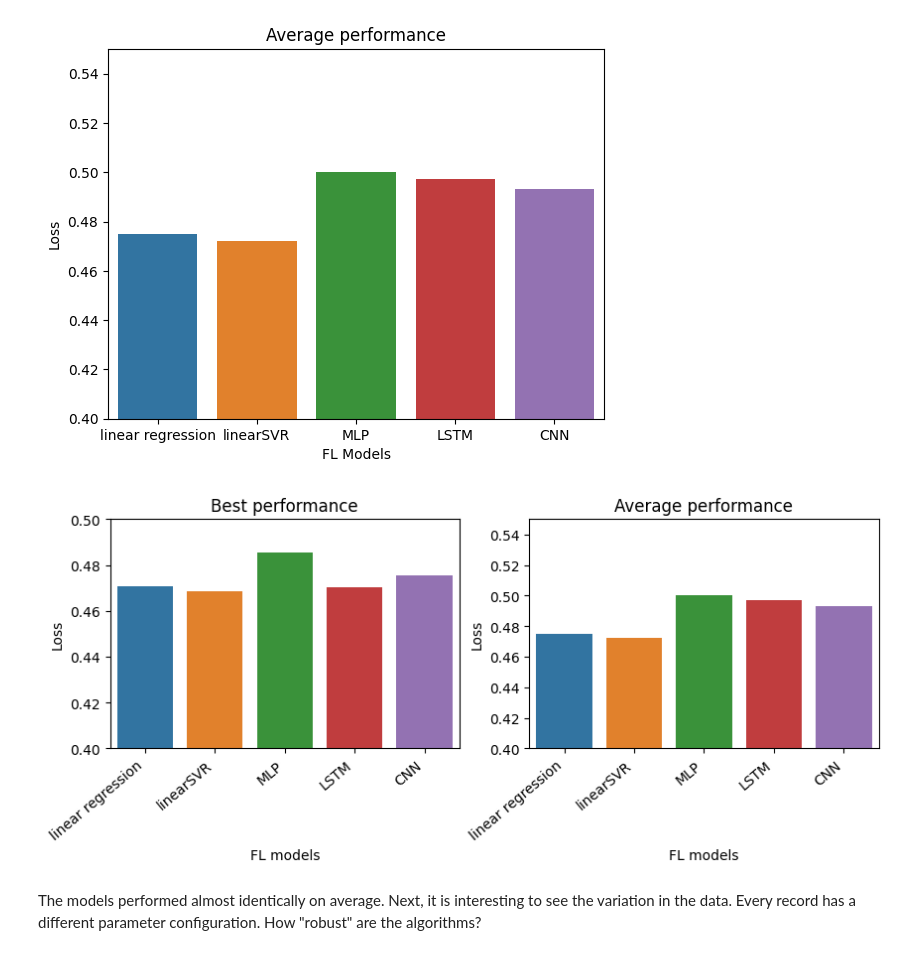
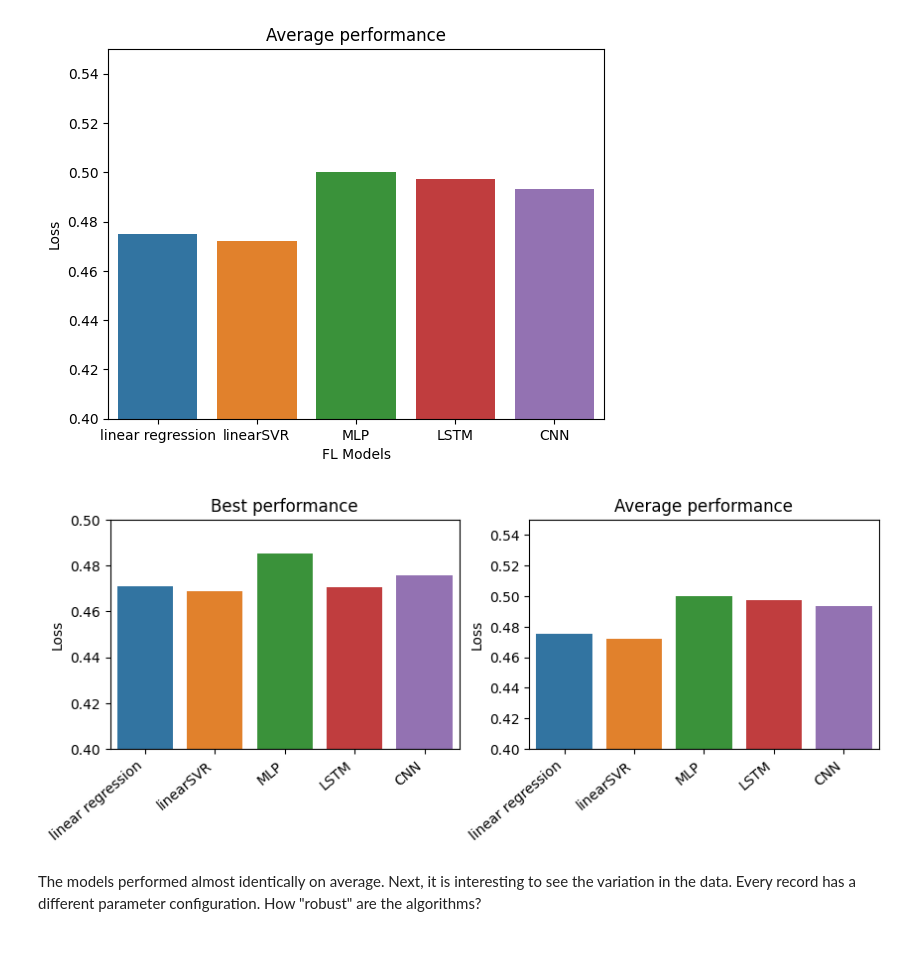
Before and after one commit to Flowwrian/Investigating-the-Effectiveness-of-Cross-Silo-Datasets-for-Training-Federated-Learning-Models, a Jupyter notebook: notebooks/weather_analysis.ipynb, the cells around one changed output. Saved outputs shown, nothing was run; the diff lists cells and outputs as text; code cells hidden in the pictures.

Commit message:
Finished covid analysis and generated graphics

```diff
--- a/notebooks/weather_analysis.ipynb
+++ b/notebooks/weather_analysis.ipynb
@@ -138,28 +138,28 @@ plt.show()
 # %%
 fig, axes = plt.subplots(1,2, figsize=(10,3))
 
 sns.barplot(data=best_weather_performance, x="model", y="centralized_loss", ax=axes[0])
 
 axes[0].set_ylim((0.4, 0.5))
 axes[0].set_ylabel("Loss")
-axes[0].set_xlabel("FL models")
+axes[0].set_xlabel("")
 axes[0].set_title("Best performance")
 axes[0].set_xticklabels(axes[0].get_xticklabels(), rotation=40, ha="right")
 
 
 sns.barplot(average_weather_performance, x="model", y="centralized_loss", ax=axes[1])
 
 axes[1].set_ylim((0.4, 0.55))
 axes[1].set_ylabel("Loss")
-axes[1].set_xlabel("FL models")
+axes[1].set_xlabel("")
 axes[1].set_title("Average performance")
 axes[1].set_xticklabels(axes[1].get_xticklabels(), rotation=40, ha="right")
 
 plt.savefig("exports/weather_fl_performance.svg")
 
 plt.show()
 # %% [output]
-[figure, old version]
+[figure, new version]
 # %% [markdown]
 The models performed almost identically on average. Next, it is interesting to see the variation in the data. Every record has a different parameter configuration. How "robust" are the algorithms?
 # %%
```
Also changed, not shown: parts of 2 cells of this notebook, 27 other files.
